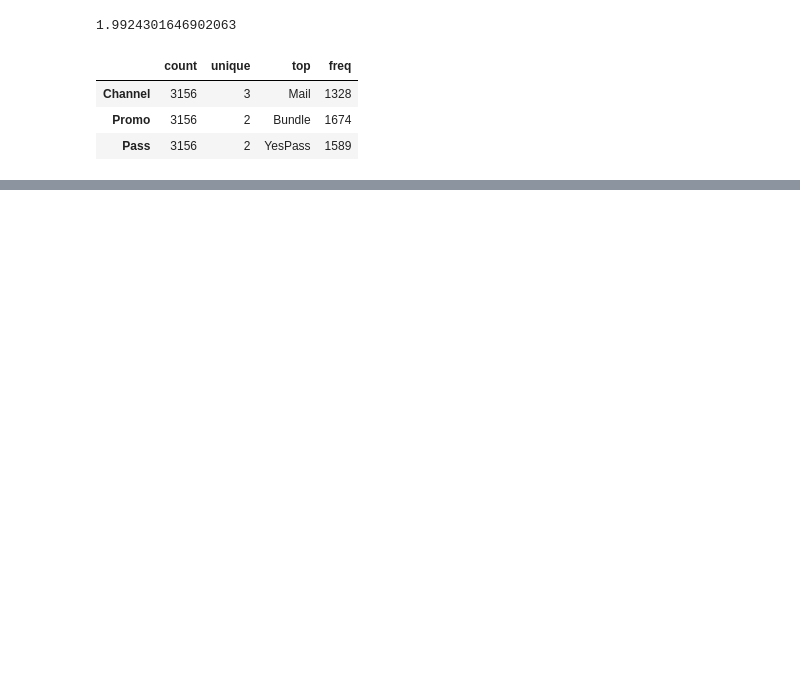
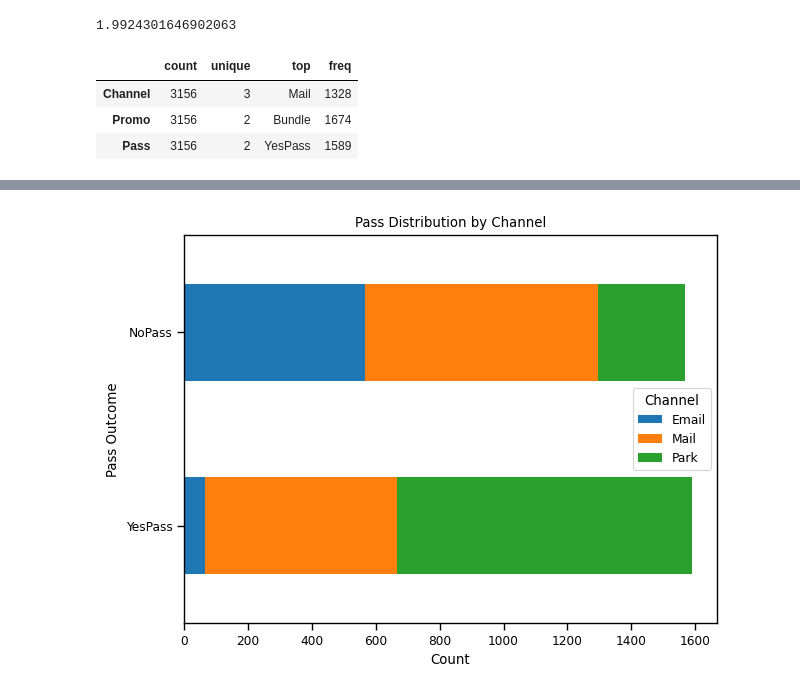
Before and after one commit to johnson80245/python, a Jupyter notebook: MRA Ch8.ipynb, the cells around one changed output, grey strips where cells are left out. Drawn from its saved outputs; the diff is of its cells as text; code cells hidden in the pictures; blank space fills up the shorter version.

```diff
--- a/MRA Ch8.ipynb
+++ b/MRA Ch8.ipynb
@@ -313,3 +357,86 @@ Quick odds check from expit: 1.4752094799309121
 # %%
-#Reconsidering the model
+# ------------------------------
+# Cross-Tab: Channel Breakdown by Pass
+# ------------------------------
+
+# Unstacked count of Pass outcomes by Channel
+pass_by_channel = pass_df.groupby(['Pass'], observed=True).Channel.value_counts().unstack()
+print(pass_by_channel)
+
+# ------------------------------
+# Horizontal Stacked Bar Chart
+# ------------------------------
+
+# Visualize pass breakdown by channel
+pass_by_channel.plot(kind='barh', stacked=True)
+plt.title('Pass Distribution by Channel')
+plt.xlabel('Count')
+plt.ylabel('Pass Outcome')
+plt.tight_layout()
+plt.show()
+
+# ------------------------------
+# Proportions of Pass by Promo, Faceted by Channel
+# ------------------------------
+
+# Setup channels for subplotting
+channels = ['Mail', 'Park', 'Email']
+plt.figure(figsize=(15, 8))
+
+for i, c in enumerate(channels):
+    ax = plt.subplot(1, 3, i + 1)
+    subset = pass_df[pass_df.Channel == c]
+
+    # Normalized stacked bars of Pass proportions by Promo
+    promo_pass_dist = subset.groupby('Promo', observed=True).Pass.value_counts(normalize=True).unstack()
+    promo_pass_dist.plot(kind='bar', stacked=True, ax=ax)
+
+    ax.set_title(f"Channel: {c}")
+    ax.set_ylim(0, 1.3)
+    ax.set_ylabel("Proportion")
+
+plt.suptitle("Pass Proportions by Promo and Channel")
+plt.tight_layout()
+plt.show()
+
+# ------------------------------
+# Fit Logistic Model: Pass ~ Promo + Channel
+# ------------------------------
+
+pass_m2 = smf.glm(
+    'Pass ~ Promo + Channel',
+    data=pass_df,
+    family=sm.families.Binomial()
+).fit()
+
+pass_m2.summary()
+
+# ------------------------------
+# Odds Ratios and Confidence Intervals (No Interaction Model)
+# ------------------------------
+
+# Print exponentiated coefficients
+print("Odds Ratios:\n", np.exp(pass_m2.params))
+
+# 95% CI for odds ratios
+print("\nConfidence Intervals:\n", np.exp(pass_m2.conf_int()))
+
+# ------------------------------
+# Fit Logistic Model: Pass ~ Promo * Channel (with Interaction)
+# ------------------------------
+
+pass_m3 = smf.glm(
+    'Pass ~ Promo * Channel',
+    data=pass_df,
+    family=sm.families.Binomial()
+).fit()
+
+pass_m3.summary()
+
+# ------------------------------
+# Confidence Intervals for Interaction Model
+# ------------------------------
+
+# 95% CI for interaction model
+print("\nInteraction Model Confidence Intervals:\n", np.exp(pass_m3.conf_int()))
 # %% [output]
@@ -328,0 +447 @@ Generalized Linear Model Regression Results
+[figure, added]
```
Also changed, not shown: parts of 6 cells of this notebook, 1 other file.
